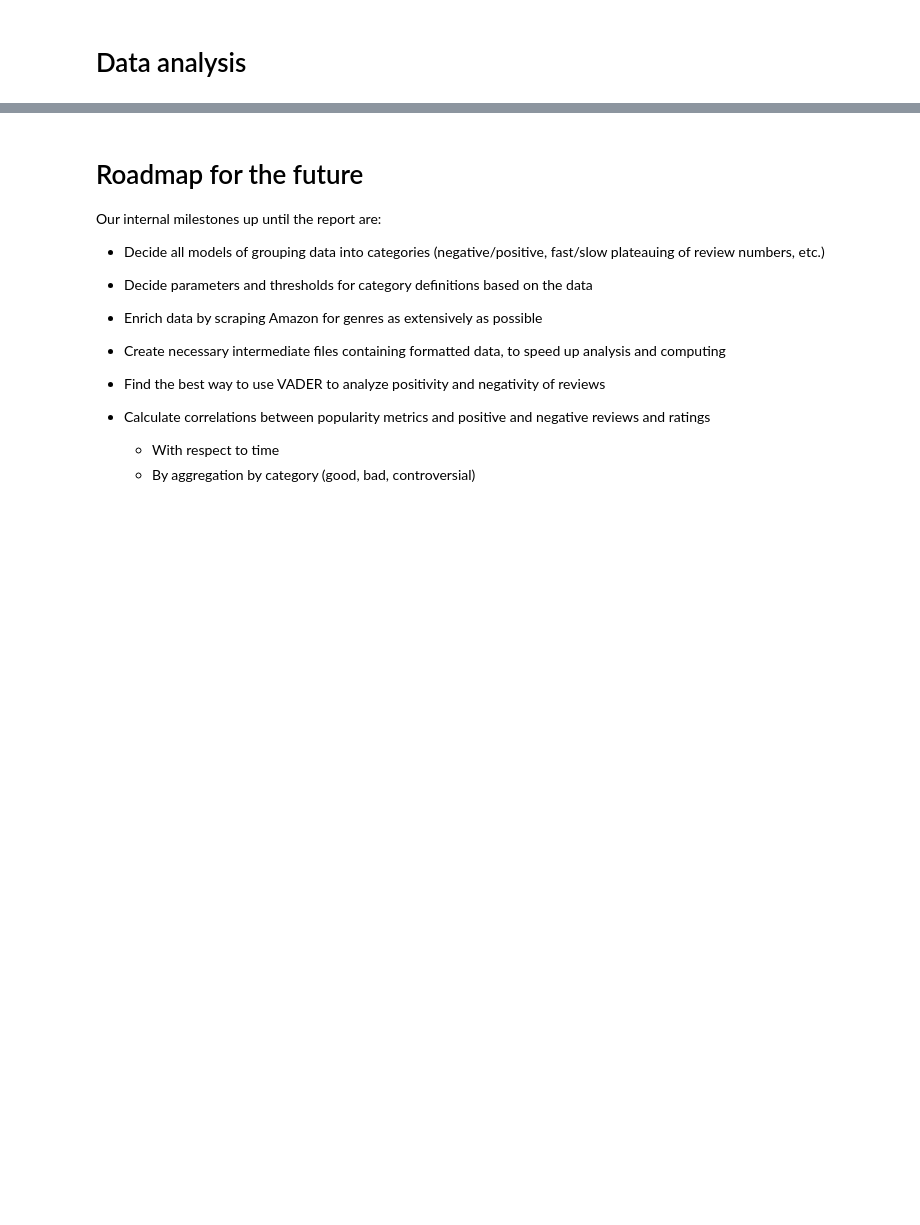
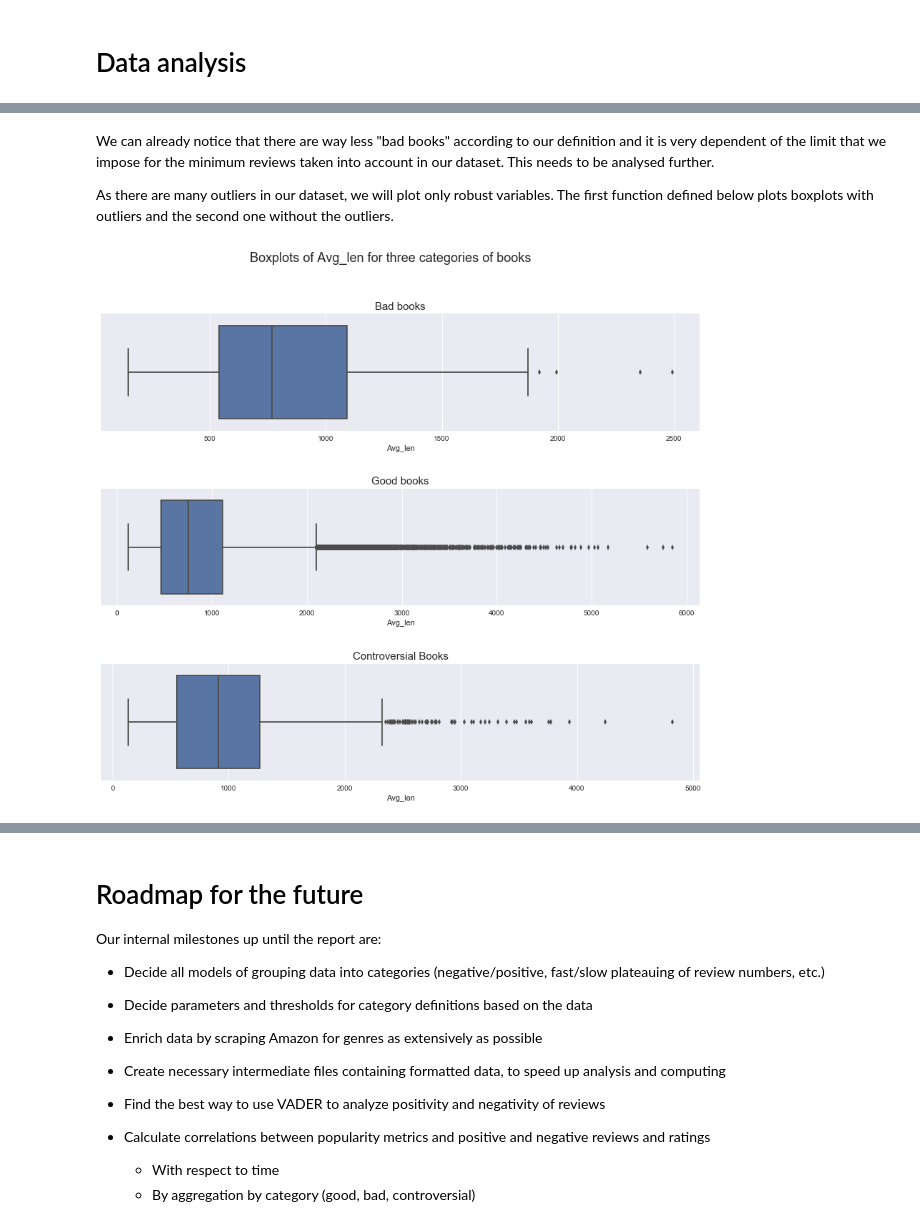
Before and after one commit to adamkozak/ADA2017-project, a Jupyter notebook: Project/Data_processing_CLEAN.ipynb, the cells around one changed output, grey strips where cells are left out. Drawn from its saved outputs; the diff is of its cells as text; code cells hidden in the pictures; blank space fills up the shorter version.

```diff
--- a/Project/Data_processing_CLEAN.ipynb
+++ b/Project/Data_processing_CLEAN.ipynb
@@ -441,0 +472,14 @@ ratings_grouped_unstack_df_10.plot(y = 'Inverse_weighted_mean', kind = 'hist', b
+# %%
+reviews_df = reviews_df_tot.copy()[reviews_df_tot.number_of_reviews>10]
+# %%
+# as a first guess, we can define bad books as having a bad ratio higher than 0.7
+#(respectively lower for good books)
+
+
+#we will compare how many bad books we have if we consider the all dataset and if we consider only the books that have more than 10 reviews (for reliability)
+bad_books_tot = reviews_df_tot[reviews_df_tot.bad_ratio>0.7]
+bad_books = reviews_df[reviews_df.bad_ratio>0.7]
+
+#As we have already a significant number of good and controversial books with our limit, we just consider with the limit
+good_books = reviews_df[reviews_df.good_ratio>0.7]
+controversial_books= reviews_df[abs(reviews_df.good_ratio-reviews_df.bad_ratio)<0.1]
@@ -441,0 +536,31 @@ ratings_grouped_unstack_df_10.plot(y = 'Inverse_weighted_mean', kind = 'hist', b
+# %% [markdown]
+We can already notice that there are way less "bad books" according to our definition and it is very dependent of the limit that we impose for the minimum reviews taken into account in our dataset. This needs to be analysed further.
+
+As there are many outliers in our dataset, we will plot only robust variables. The first function defined below plots boxplots with outliers and the second one without the outliers.
+# %%
+def plot_categories(column):
+    # Create a figure with 2 subplots and set the title
+    fig, ax = plt.subplots(figsize=(15,12), ncols=1, nrows=3)
+    plt.suptitle("Boxplots of "+ column + " for three categories of books", fontsize=18)
+
+
+    # Adjust the sub plots parameters
+    hspace =  0.5
+
+    plt.subplots_adjust(
+      hspace  =  hspace
+    )
+
+
+    # Set a title to each graph
+    ax[0].set_title("Bad books", fontsize=15)
+    ax[1].set_title("Good books", fontsize=15)
+    ax[2].set_title("Controversial Books", fontsize=15)
+
+    # Plot the data
+
+    sns.boxplot( bad_books[column], ax=ax[0])
+    sns.boxplot( good_books[column], ax= ax[1])
+    sns.boxplot( controversial_books[column], ax=ax[2])
+
+    plt.show()
@@ -441,0 +594,4 @@ ratings_grouped_unstack_df_10.plot(y = 'Inverse_weighted_mean', kind = 'hist', b
+# %%
+plot_categories('Avg_len')
+# %% [output]
+[figure, added]
```
Also changed, not shown: parts of 47 cells of this notebook.
